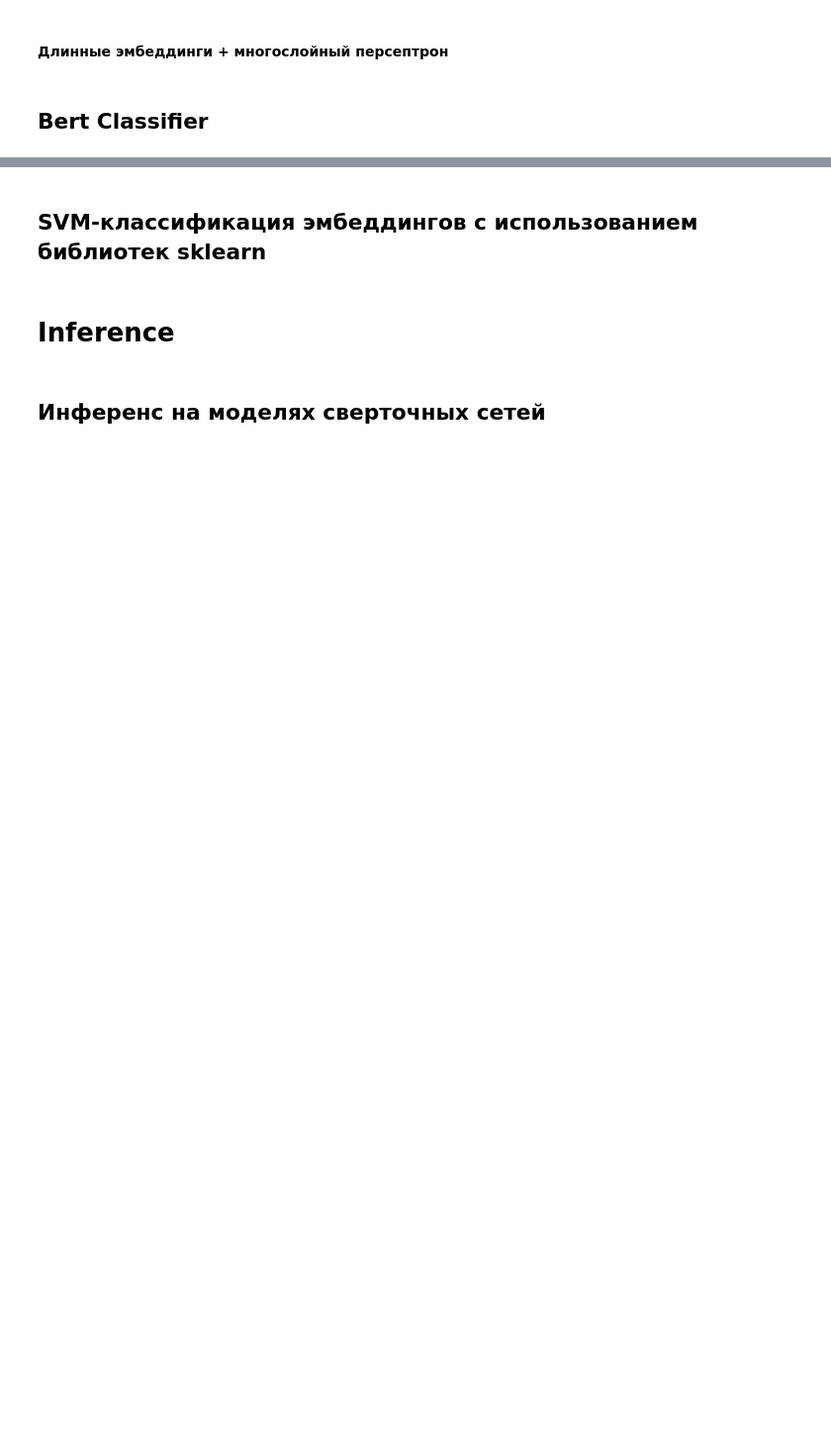
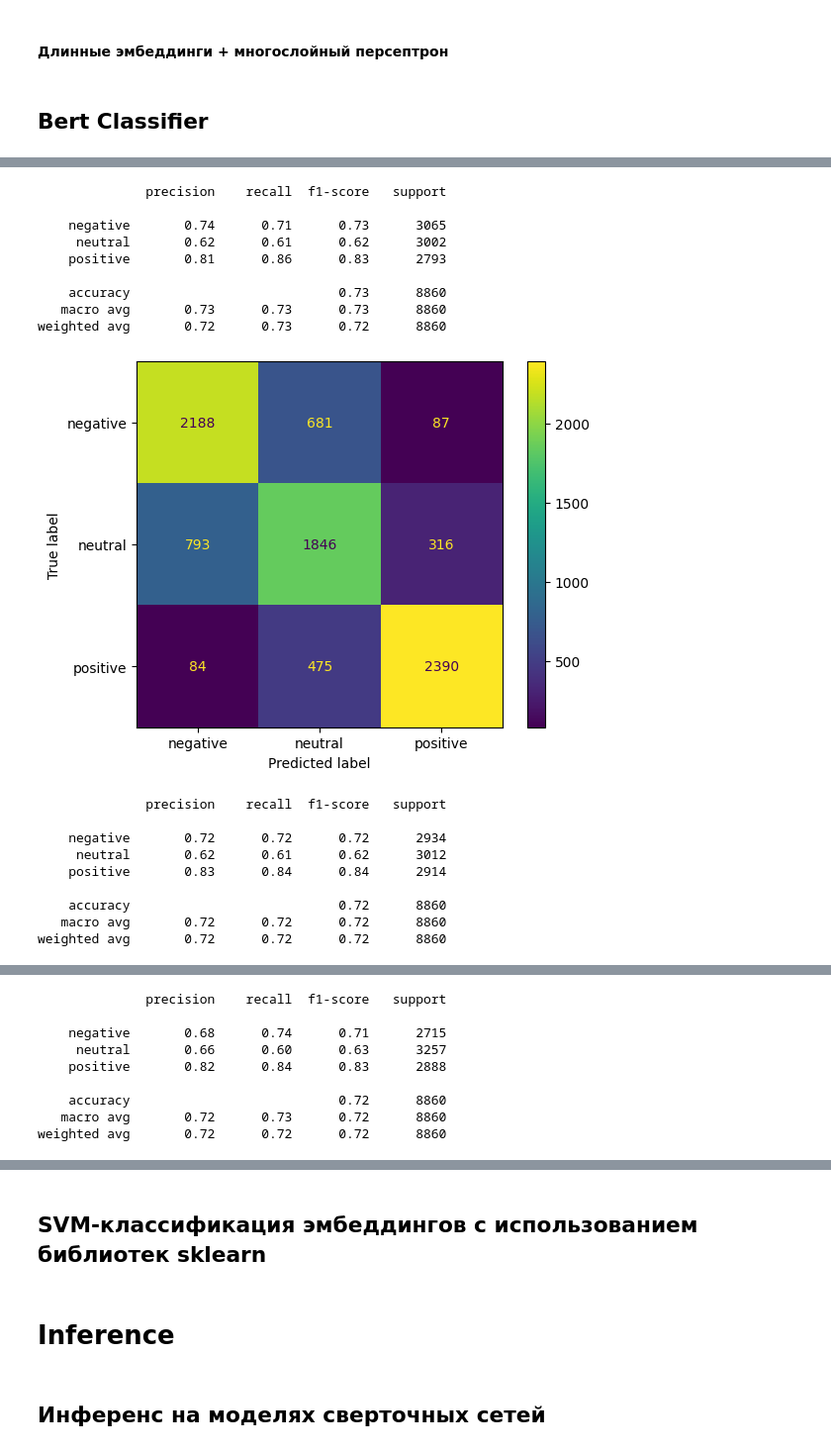
Before and after one commit to solobala/DLL30, a Jupyter notebook: reviews-classification.ipynb, the cells around one changed output, grey strips where cells are left out. Shown at 99% size. Drawn from its saved outputs; the diff is of its cells as text; code cells hidden in the pictures; blank space fills up the shorter version.

Commit message:
Kaggle Notebook | Reviews classification | Version 7

```diff
--- a/reviews-classification.ipynb
+++ b/reviews-classification.ipynb
@@ -1292,6 +1036,7 @@ def preprocessing_for_bert(data):
             add_special_tokens=True,        # Add `[CLS]` and `[SEP]`
             max_length=292,                  # Max length to truncate/pad
             pad_to_max_length=True,         # Pad sentence to max length
+            truncation=True,
             #return_tensors='pt',           # Return PyTorch tensor
             return_attention_mask=True      # Return attention mask
             )
@@ -1826,0 +1318,4 @@ os.rename(source_file, target_file)
+# %%
+num_models = 5
+batch_size = 8
+models = []
@@ -1826,0 +1341,21 @@ os.rename(source_file, target_file)
+# %%
+all_train_data, all_val_data = [], []
+
+for i in tqdm(range(1,num_models)):
+
+    train_inputs, train_masks = preprocessing_for_bert(X_train[train_indexes[i-1]: train_indexes[i]])
+    train_labels = torch.tensor(y_train[train_indexes[i-1]: train_indexes[i]])
+    all_train_data.append((train_inputs, train_masks, train_labels))
+
+    val_inputs, val_masks = preprocessing_for_bert(X_test[val_indexes[i-1]: val_indexes[i]])
+    val_labels = torch.tensor(y_test[val_indexes[i-1]: val_indexes[i]])
+    all_val_data.append((val_inputs, val_masks, val_labels))
+
+
+train_inputs, train_masks = preprocessing_for_bert(X_train[train_indexes[4]:])
+train_labels = torch.tensor(y_train[train_indexes[4]:])
+all_train_data.append((train_inputs, train_masks, train_labels))
+
+val_inputs, val_masks = preprocessing_for_bert(X_test[val_indexes[4]:])
+val_labels = torch.tensor(y_test[val_indexes[4]:])
+all_val_data.append((val_inputs, val_masks, val_labels))
@@ -1826,0 +1484,39 @@ os.rename(source_file, target_file)
+# %%
+all_logits = dict()
+all_predictions = dict()
+
+for i in range (num_models):
+
+    # инициализируем сохраненную модель, выгружаем состояние оптимизатора, переводим в состояние eval()
+    bert_classifier, optimizer, scheduler = initialize_bert_model(epochs=5)
+    checkpoint = torch.load(f'/kaggle/working/b_c_{i}.pt', map_location=torch.device('cpu'))
+    bert_classifier.load_state_dict(checkpoint['model_state_dict'])
+    optimizer.load_state_dict(checkpoint['optimizer_state_dict'])
+    epoch = checkpoint['epoch']
+    loss = checkpoint['loss']
+    bert_classifier.eval().to('cpu')
+
+    # получаем логиты и прогнозы для каждой модели
+    logits, predictions = bert_predictions(X_tt, y_tt, batch_size=1)
+    all_logits[i] = logits
+    all_predictions[i] = predictions
+# %% [output]
+              precision    recall  f1-score   support
+
+    negative       0.74      0.71      0.73      3065
+     neutral       0.62      0.61      0.62      3002
+    positive       0.81      0.86      0.83      2793
+
+    accuracy                           0.73      8860
+   macro avg       0.73      0.73      0.73      8860
+weighted avg       0.72      0.73      0.72      8860
+[figure, added]
+              precision    recall  f1-score   support
+
+    negative       0.72      0.72      0.72      2934
+     neutral       0.62      0.61      0.62      3012
+    positive       0.83      0.84      0.84      2914
+
+    accuracy                           0.72      8860
+   macro avg       0.72      0.72      0.72      8860
+weighted avg       0.72      0.72      0.72      8860
@@ -1826,0 +1524,9 @@ os.rename(source_file, target_file)
+              precision    recall  f1-score   support
+
+    negative       0.68      0.74      0.71      2715
+     neutral       0.66      0.60      0.63      3257
+    positive       0.82      0.84      0.83      2888
+
+    accuracy                           0.72      8860
+   macro avg       0.72      0.73      0.72      8860
+weighted avg       0.72      0.72      0.72      8860
```
Also changed, not shown: parts of 59 cells of this notebook.
